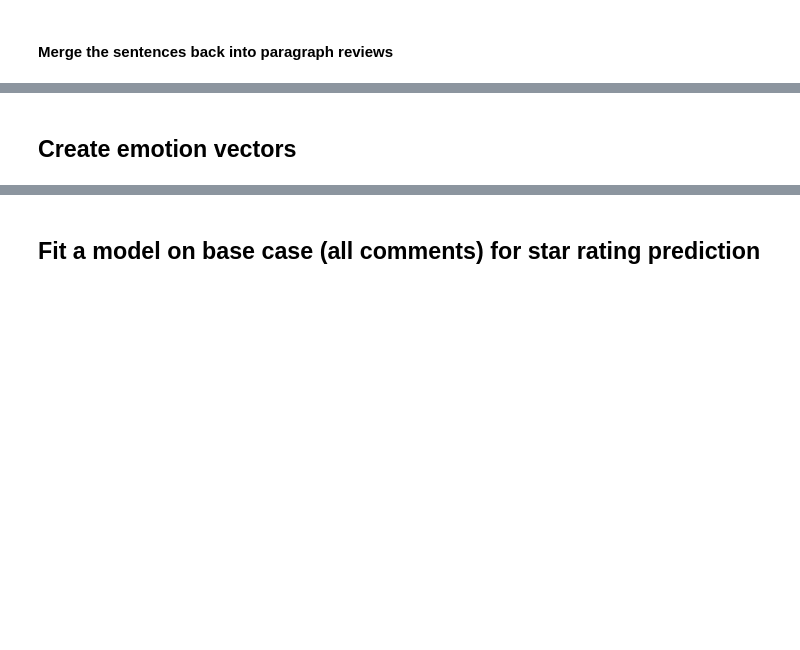
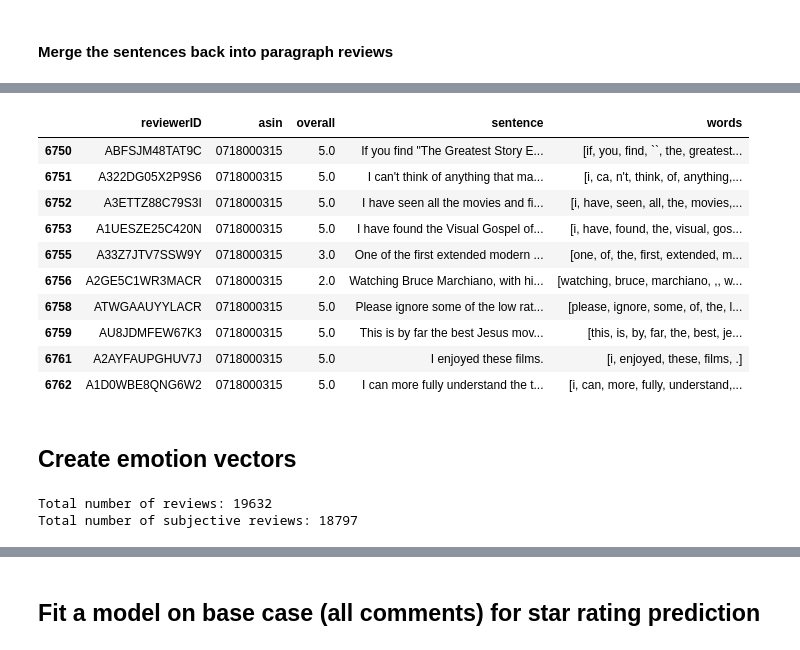
Before and after one commit to j-gd/movie_mood, a Jupyter notebook: src/Impact of Obj-Subj filter.ipynb, the cells around one changed output, grey strips where cells are left out. Saved outputs shown, nothing was run; the diff lists cells and outputs as text; code cells hidden in the pictures; blank space fills up the shorter version.

```diff
--- a/src/Impact of Obj-Subj filter.ipynb
+++ b/src/Impact of Obj-Subj filter.ipynb
@@ -14,9 +14,10 @@ import math
 ## Configuration
 # %%
 # Subsampling
-NB_SAMPLES = 50000  # up to 200k, then change the input file
+NB_SAMPLES = 20000  # up to 200k, then change the input file
 
 # Gradient Boosting Classifier parameters
-N_TREES = math.floor(np.sqrt(NB_SAMPLES))
-LEARN_RATE = 0.1
+N_TREES = 200 #math.floor(np.sqrt(NB_SAMPLES))
+LEARN_RATE = 0.01
 MIN_IN_LEAF = 10
+N_TREES
@@ -188,0 +253,4 @@ subj_review_comments[:3]
+# %%
+start = 6000
+end = 6010
+all_reviews_comments.loc[('A33Z7JTV7SSW9Y', '0718000315')]
@@ -188,0 +297,3 @@ subj_review_comments[:3]
+# %%
+pd.options.display.max_colwidth = -1
+print(small.loc[small['reviewerID']=='A33Z7JTV7SSW9Y'])
@@ -189,8 +306,25 @@ subj_review_comments[:3]
+# %%
+sentences_on_movie[start:end]
+# %% [output]
+|  | reviewerID | asin | overall | sentence | words |
+| 6750 | ABFSJM48TAT9C | 0718000315 | 5.0 | If you find "The Greatest Story E... | [if, you, find, ``, the, greatest... |
+| 6751 | A322DG05X2P9S6 | 0718000315 | 5.0 | I can't think of anything that ma... | [i, ca, n't, think, of, anything,... |
+| 6752 | A3ETTZ88C79S3I | 0718000315 | 5.0 | I have seen all the movies and fi... | [i, have, seen, all, the, movies,... |
+| 6753 | A1UESZE25C420N | 0718000315 | 5.0 | I have found the Visual Gospel of... | [i, have, found, the, visual, gos... |
+| 6755 | A33Z7JTV7SSW9Y | 0718000315 | 3.0 | One of the first extended modern ... | [one, of, the, first, extended, m... |
+| 6756 | A2GE5C1WR3MACR | 0718000315 | 2.0 | Watching Bruce Marchiano, with hi... | [watching, bruce, marchiano, ,, w... |
+| 6758 | ATWGAAUYYLACR | 0718000315 | 5.0 | Please ignore some of the low rat... | [please, ignore, some, of, the, l... |
+| 6759 | AU8JDMFEW67K3 | 0718000315 | 5.0 | This is by far the best Jesus mov... | [this, is, by, far, the, best, je... |
+| 6761 | A2AYFAUPGHUV7J | 0718000315 | 5.0 | I enjoyed these films. | [i, enjoyed, these, films, .] |
+| 6762 | A1D0WBE8QNG6W2 | 0718000315 | 5.0 | I can more fully understand the t... | [i, can, more, fully, understand,... |
 # %% [markdown]
 ## Create emotion vectors
 # %%
 print('Total number of reviews:', all_reviews_comments.shape[0])
 print('Total number of subjective reviews:', subj_review_comments.shape[0])
+# %% [output]
+Total number of reviews: 19632
+Total number of subjective reviews: 18797
 # %%
 %reload_ext autoreload
 from emotions_seven import Emotions7
```
Also changed, not shown: parts of 36 cells of this notebook, 1 other file.
